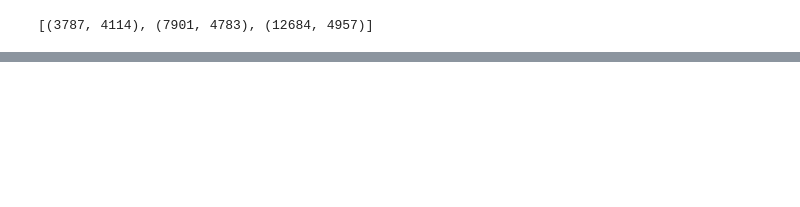
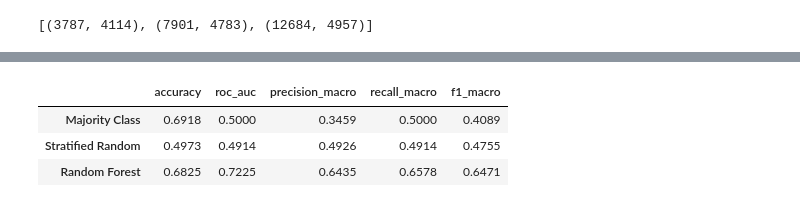
Before and after one commit to ucabeaz/ML_Coursework, a Jupyter notebook: RF Classification.ipynb, the cells around one changed output, grey strips where cells are left out. Saved outputs shown, nothing was run; the diff lists cells and outputs as text; code cells hidden in the pictures; blank space fills up the shorter version.

```diff
--- a/RF Classification.ipynb
+++ b/RF Classification.ipynb
@@ -136,28 +204,32 @@ print(rf_results.round(4))
 # %%
 baseline_models = {
-    "Majority Class": DummyClassifier(strategy="most_frequent"),
-    "Stratified Random": DummyClassifier(strategy="stratified", random_state=RANDOM_STATE),
+    'Majority Class': DummyClassifier(strategy='most_frequent'),
+    'Stratified Random': DummyClassifier(strategy='stratified', random_state=RANDOM_STATE),
 }
 
 baseline_rows = []
 for model_name, model in baseline_models.items():
     model.fit(X_train, y_train)
     baseline_pred = model.predict(X_test)
     baseline_prob = model.predict_proba(X_test)[:, 1]
 
     baseline_rows.append({
-        "model": model_name,
-        "accuracy": accuracy_score(y_test, baseline_pred),
-        "roc_auc": roc_auc_score(y_test, baseline_prob),
-        "precision": precision_score(y_test, baseline_pred, zero_division=0),
-        "recall": recall_score(y_test, baseline_pred, zero_division=0),
-        "f1": f1_score(y_test, baseline_pred, zero_division=0),
-        "macro_f1": f1_score(y_test, baseline_pred, average="macro", zero_division=0),
+        'model': model_name,
+        'accuracy': accuracy_score(y_test, baseline_pred),
+        'roc_auc': roc_auc_score(y_test, baseline_prob),
+        'precision_macro': precision_score(y_test, baseline_pred, average='macro', zero_division=0),
+        'recall_macro': recall_score(y_test, baseline_pred, average='macro', zero_division=0),
+        'f1_macro': f1_score(y_test, baseline_pred, average='macro', zero_division=0),
     })
 
 results_table = pd.concat([
-    pd.DataFrame(baseline_rows).set_index("model"),
+    pd.DataFrame(baseline_rows).set_index('model'),
     rf_results.to_frame().T,
 ]).round(4)
 
 results_table
+# %% [output]
+|  | accuracy | roc_auc | precision_macro | recall_macro | f1_macro |
+| Majority Class | 0.6918 | 0.5000 | 0.3459 | 0.5000 | 0.4089 |
+| Stratified Random | 0.4973 | 0.4914 | 0.4926 | 0.4914 | 0.4755 |
+| Random Forest | 0.6825 | 0.7225 | 0.6435 | 0.6578 | 0.6471 |
```
Also changed, not shown: parts of 17 cells of this notebook.
